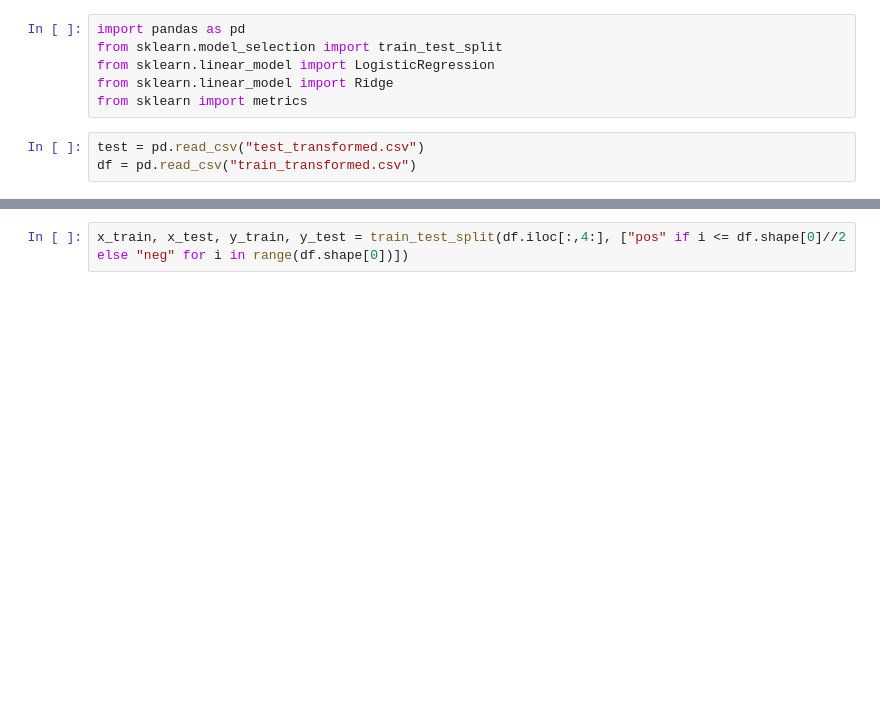
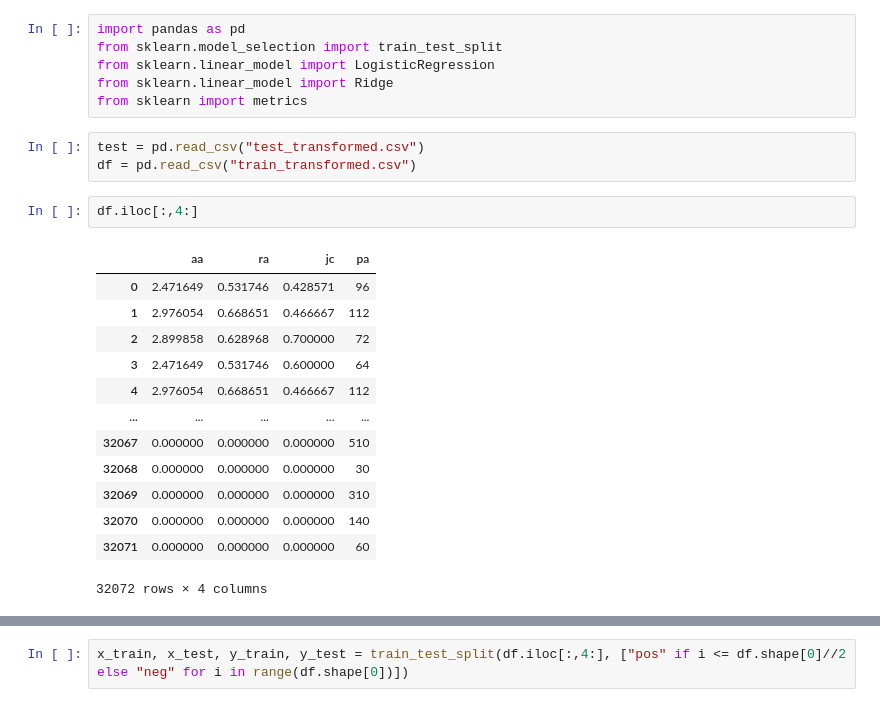
Before and after one commit to anankeman/paper_collaboration_prediction, a Jupyter notebook: Model.ipynb, the cells around one changed output, grey strips where cells are left out. Drawn from its saved outputs; the diff is of its cells as text; blank space fills up the shorter version.

```diff
--- a/Model.ipynb
+++ b/Model.ipynb
@@ -7,4 +7,20 @@ from sklearn import metrics
 # %%
 test = pd.read_csv("test_transformed.csv")
 df = pd.read_csv("train_transformed.csv")
+# %%
+df.iloc[:,4:]
+# %% [output]
+|  | aa | ra | jc | pa |
+| 0 | 2.471649 | 0.531746 | 0.428571 | 96 |
+| 1 | 2.976054 | 0.668651 | 0.466667 | 112 |
+| 2 | 2.899858 | 0.628968 | 0.700000 | 72 |
+| 3 | 2.471649 | 0.531746 | 0.600000 | 64 |
+| 4 | 2.976054 | 0.668651 | 0.466667 | 112 |
+| ... | ... | ... | ... | ... |
+| 32067 | 0.000000 | 0.000000 | 0.000000 | 510 |
+| 32068 | 0.000000 | 0.000000 | 0.000000 | 30 |
+| 32069 | 0.000000 | 0.000000 | 0.000000 | 310 |
+| 32070 | 0.000000 | 0.000000 | 0.000000 | 140 |
+| 32071 | 0.000000 | 0.000000 | 0.000000 | 60 |
+32072 rows × 4 columns
 # %%
```
Also changed, not shown: parts of 9 cells of this notebook, 3 other files.
